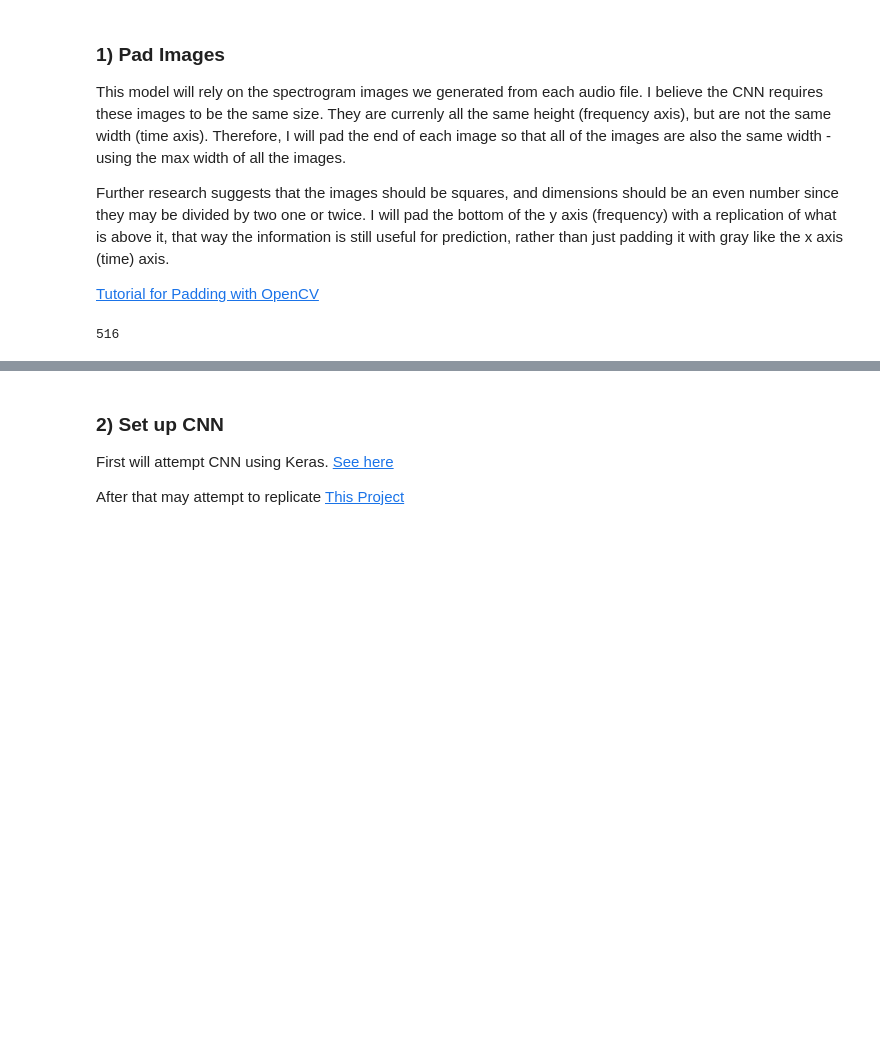
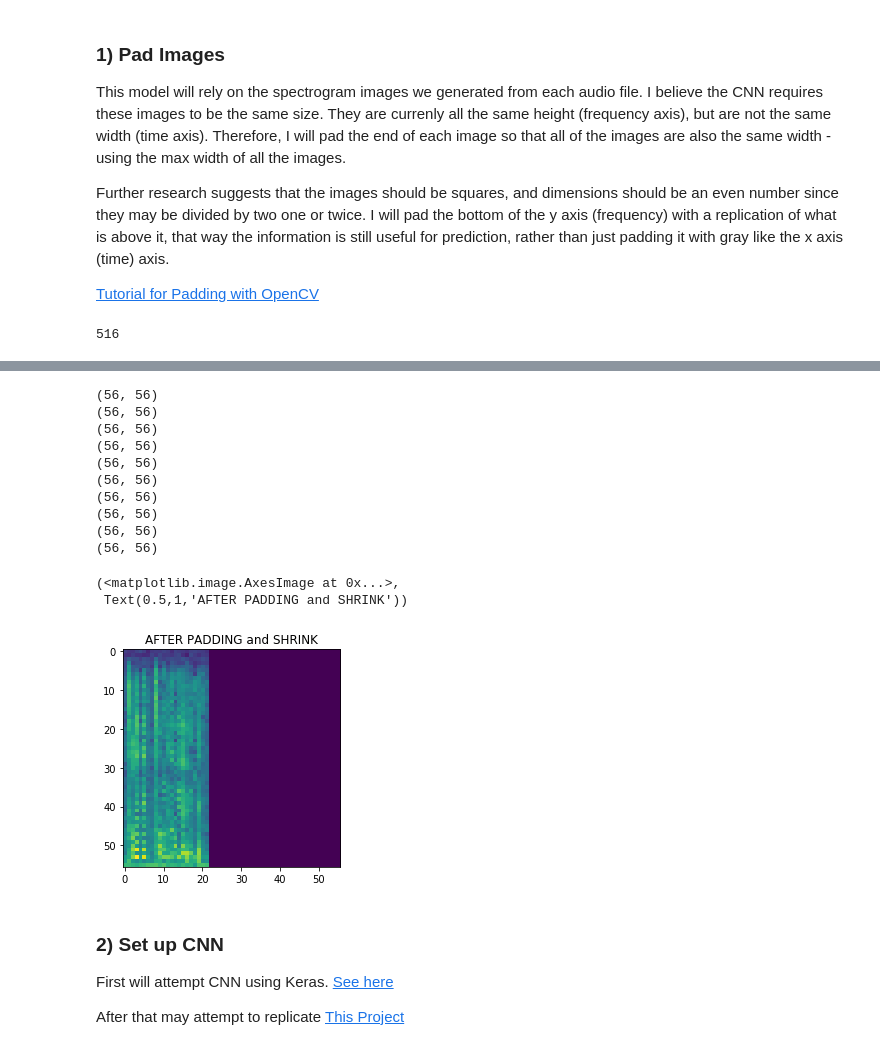
Before and after one commit to miketp333/mids_capstone, a Jupyter notebook: models/cnn.ipynb, the cells around one changed output, grey strips where cells are left out. Cells and saved outputs as stored; diff of their text form; code cells hidden in the pictures; blank space fills up the shorter version.

```diff
--- a/models/cnn.ipynb
+++ b/models/cnn.ipynb
@@ -118,3 +131,30 @@ for i in images[0:10]:
+# %%
+# Shrink images to smaller size
+maxwidth = 56
+
+images_shrunk = []
+for i in images:
+    images_shrunk.append(cv2.resize(i, (maxwidth, maxwidth)))
+
+images = images_shrunk
+for i in images[0:10]:
+    print(i.shape)
+
+plt.imshow(images[0]),plt.title('AFTER PADDING and SHRINK')
+# %% [output]
+(56, 56)
+(56, 56)
+(56, 56)
+(56, 56)
+(56, 56)
+(56, 56)
+(56, 56)
+(56, 56)
+(56, 56)
+(56, 56)
+(<matplotlib.image.AxesImage at 0x...>,
+ Text(0.5,1,'AFTER PADDING and SHRINK'))
+[figure, added]
 # %% [markdown]
 ### 2) Set up CNN
 
```
Also changed, not shown: parts of 9 cells of this notebook.
